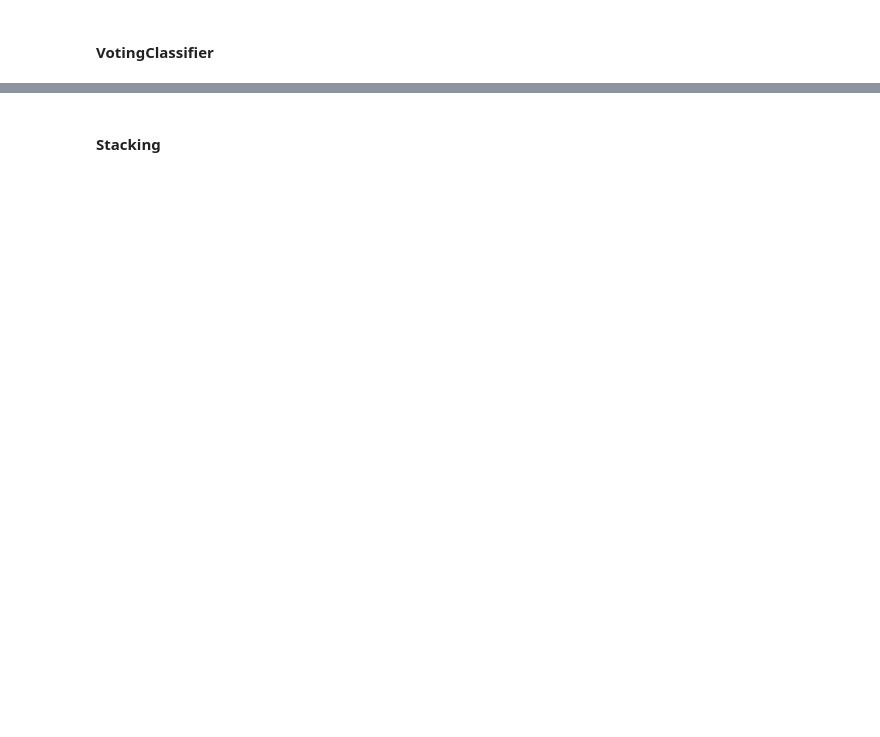
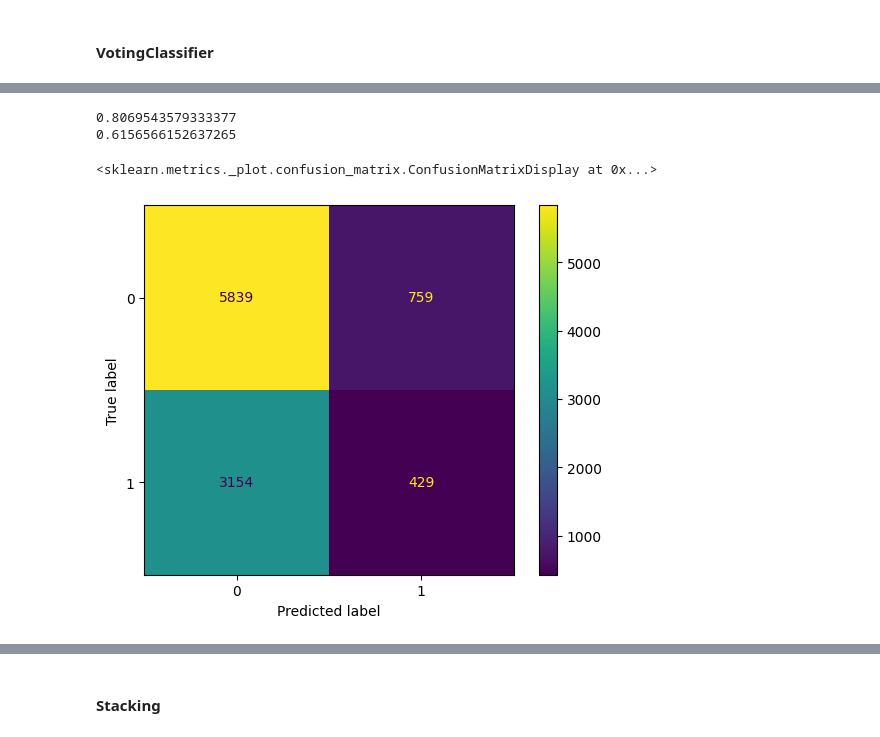
Before and after one commit to Marc-Abele/tennis-predictions, a Jupyter notebook: ml_3sets.ipynb, the cells around one changed output, grey strips where cells are left out. Saved outputs shown, nothing was run; the diff lists cells and outputs as text; code cells hidden in the pictures; blank space fills up the shorter version.

```diff
--- a/ml_3sets.ipynb
+++ b/ml_3sets.ipynb
@@ -535,3 +550,16 @@ X_train, X_test, y_train, y_test = train_test_split(X, y_l2m, test_size=0.25, ra
+# %%
+categorical_columns = ['Location', 'Tournament', 'Series', 'Court', 'Surface', 'Round']
+numeric_columns = ['GapRank', 'GapOdd', 'SumOdd', 'SumRank']
+
+rob_scaler = RobustScaler()
+ohe = OneHotEncoder(handle_unknown='ignore', sparse=False)
+
+# Création du préprocesseur pour les colonnes numériques et catégorielles
+preprocessor = ColumnTransformer(
+    transformers=[
+        ('rob_scaler', rob_scaler, numeric_columns),
+        ('encoder', ohe, categorical_columns)
+    ])
 # %% [markdown]
 #### VotingClassifier
 # %%
@@ -542,0 +595,14 @@ algo_voting=VotingClassifier(estimators=[
+# %%
+pipeline_voting.fit(X_train, y_train)
+
+y_test_pred=pipeline_voting.predict(X_test)
+
+print(pipeline_voting.score(X_train,y_train))
+print(pipeline_voting.score(X_test,y_test))
+
+ConfusionMatrixDisplay(confusion_matrix(y_test,y_test_pred), display_labels=pipeline_voting.classes_).plot()
+# %% [output]
+0.8069543579333377
+0.6156566152637265
+<sklearn.metrics._plot.confusion_matrix.ConfusionMatrixDisplay at 0x...>
+[figure, added]
```
Also changed, not shown: parts of 99 cells of this notebook, 10 other files.
